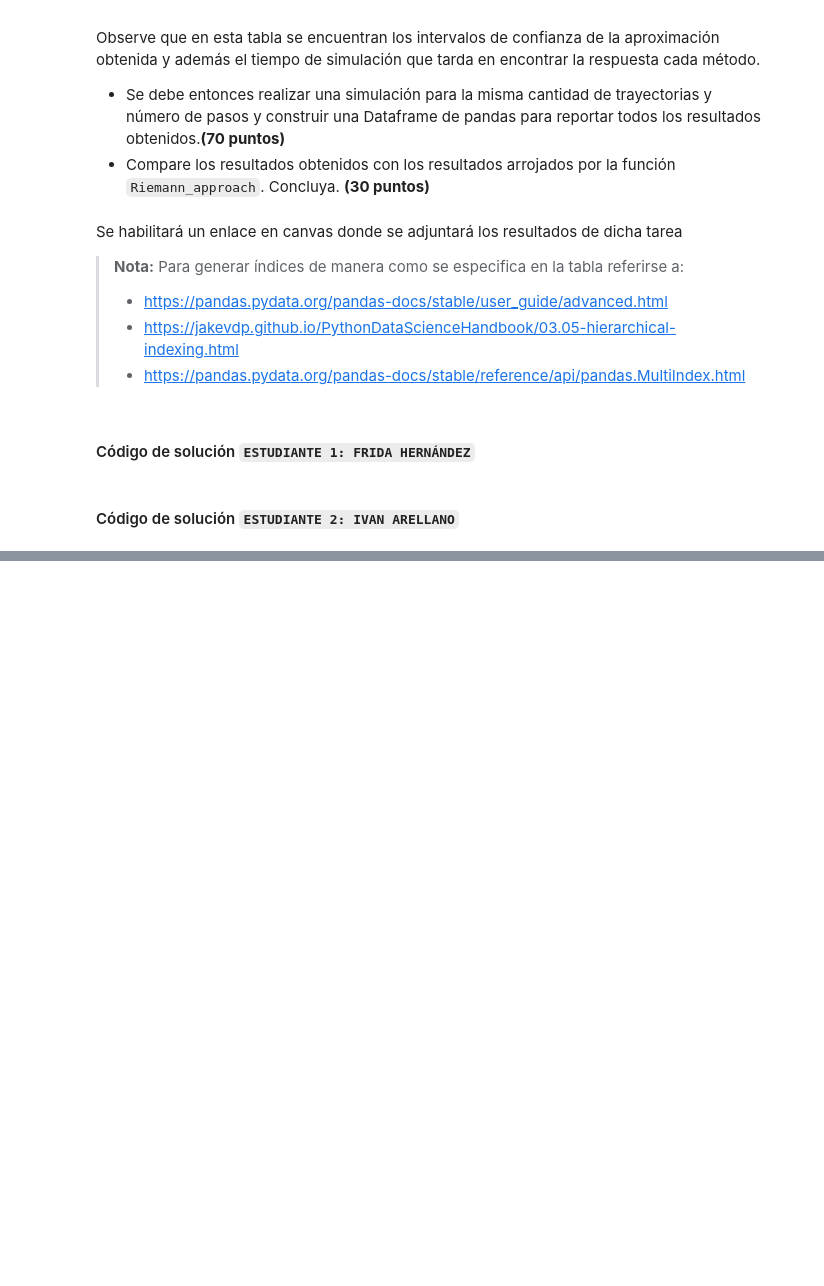
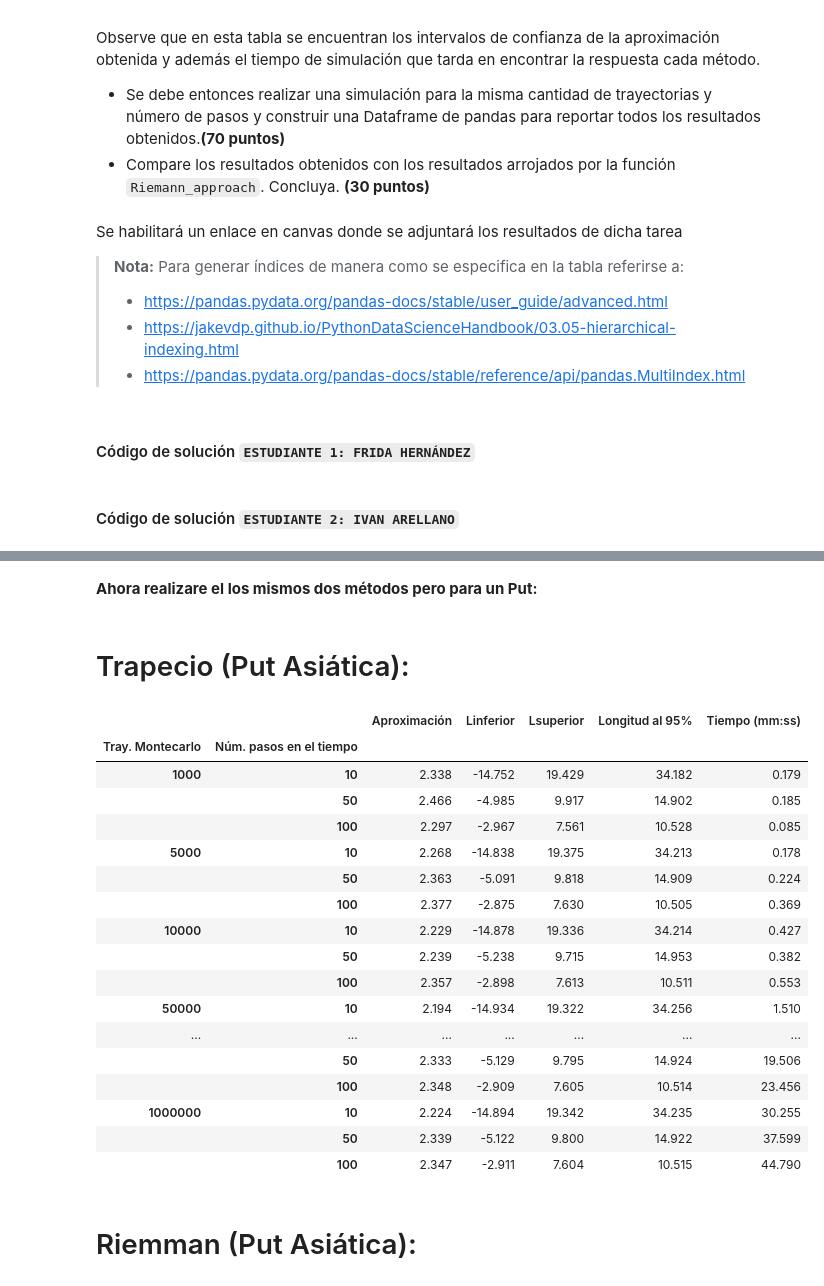
Before and after one commit to FridaHernandezL/Tarea9_HFrida_AIvan, a Jupyter notebook: Tarea9_HFrida_AIvan.ipynb, the cells around one changed output, grey strips where cells are left out. Cells and saved outputs as stored; diff of their text form; code cells hidden in the pictures; blank space fills up the shorter version.

```diff
--- a/Tarea9_HFrida_AIvan.ipynb
+++ b/Tarea9_HFrida_AIvan.ipynb
@@ -35,0 +278,35 @@ Se habilitará un enlace en canvas donde se adjuntará los resultados de dicha t
+# %% [markdown]
+**Ahora realizare el los mismos dos métodos pero para un Put:**
+# %% [markdown]
+# Trapecio (Put Asiática):
+# %%
+trapecio_put_AS = [[Riemann_Trapecio(K,r,S0,j,i,sigma,T,'Put',0.95) for i in N_step_sim] for j in N_traj_sim]
+# %%
+trapecio_put = pd.DataFrame(Trayectorias(trapecio_put_AS),
+                                 columns=['Aproximación', 'Linferior', 'Lsuperior', 'Longitud al 95%', 'Tiempo (mm:ss)'],
+                                 index=pd.MultiIndex.from_arrays(index, names=('Tray. Montecarlo', 'Núm. pasos en el tiempo')))
+# %%
+pd.set_option("display.max_columns", None)
+pd.set_option("display.max_rows", None)
+trapecio_put
+# %% [output]
+|  |  | Aproximación | Linferior | Lsuperior | Longitud al 95% | Tiempo (mm:ss) |
+| Tray. Montecarlo | Núm. pasos en el tiempo |  |  |  |  |  |
+| 1000 | 10 | 2.338 | -14.752 | 19.429 | 34.182 | 0.179 |
+|  | 50 | 2.466 | -4.985 | 9.917 | 14.902 | 0.185 |
+|  | 100 | 2.297 | -2.967 | 7.561 | 10.528 | 0.085 |
+| 5000 | 10 | 2.268 | -14.838 | 19.375 | 34.213 | 0.178 |
+|  | 50 | 2.363 | -5.091 | 9.818 | 14.909 | 0.224 |
+|  | 100 | 2.377 | -2.875 | 7.630 | 10.505 | 0.369 |
+| 10000 | 10 | 2.229 | -14.878 | 19.336 | 34.214 | 0.427 |
+|  | 50 | 2.239 | -5.238 | 9.715 | 14.953 | 0.382 |
+|  | 100 | 2.357 | -2.898 | 7.613 | 10.511 | 0.553 |
+| 50000 | 10 | 2.194 | -14.934 | 19.322 | 34.256 | 1.510 |
+| ... | ... | ... | ... | ... | ... | ... |
+|  | 50 | 2.333 | -5.129 | 9.795 | 14.924 | 19.506 |
+|  | 100 | 2.348 | -2.909 | 7.605 | 10.514 | 23.456 |
+| 1000000 | 10 | 2.224 | -14.894 | 19.342 | 34.235 | 30.255 |
+|  | 50 | 2.339 | -5.122 | 9.800 | 14.922 | 37.599 |
+|  | 100 | 2.347 | -2.911 | 7.604 | 10.515 | 44.790 |
+# %% [markdown]
+# Riemman (Put Asiática):
```
Also changed, not shown: parts of 18 cells of this notebook.
